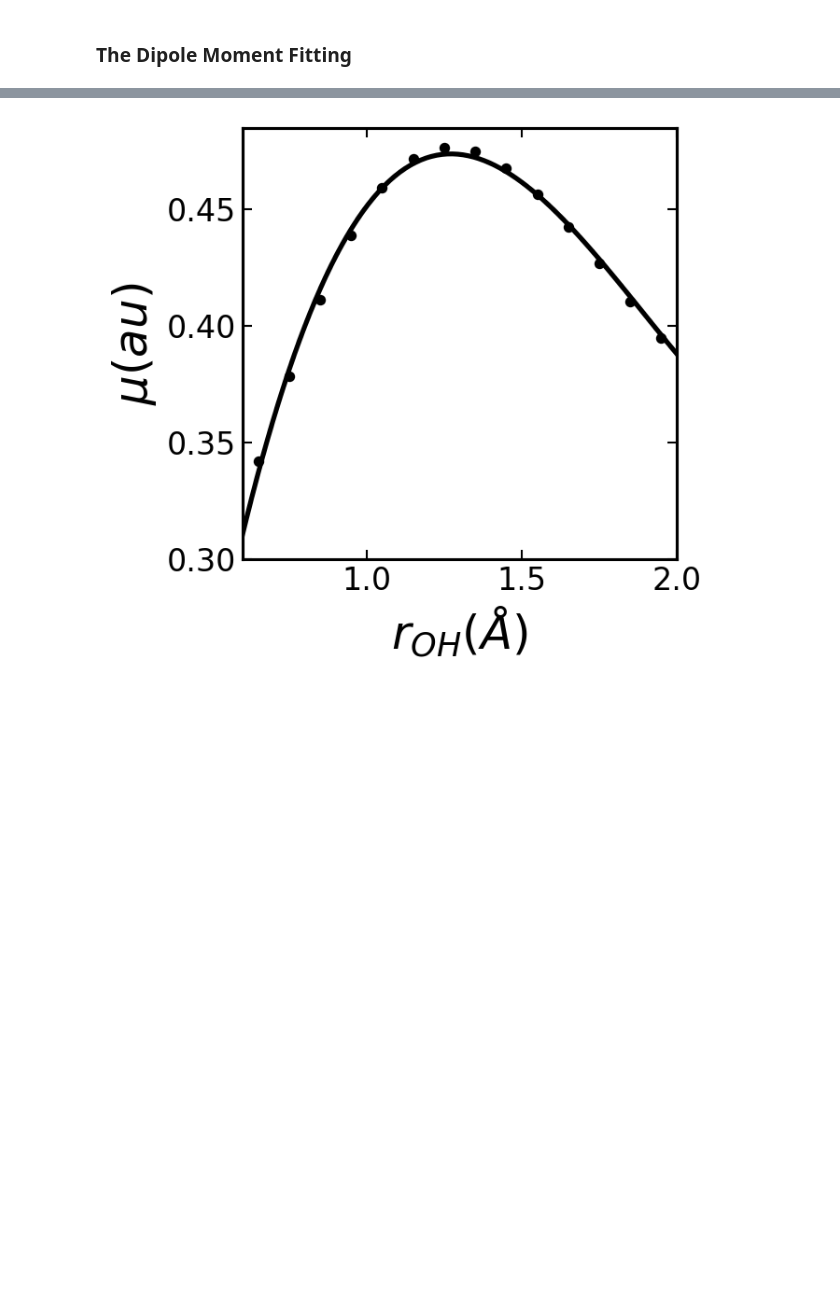
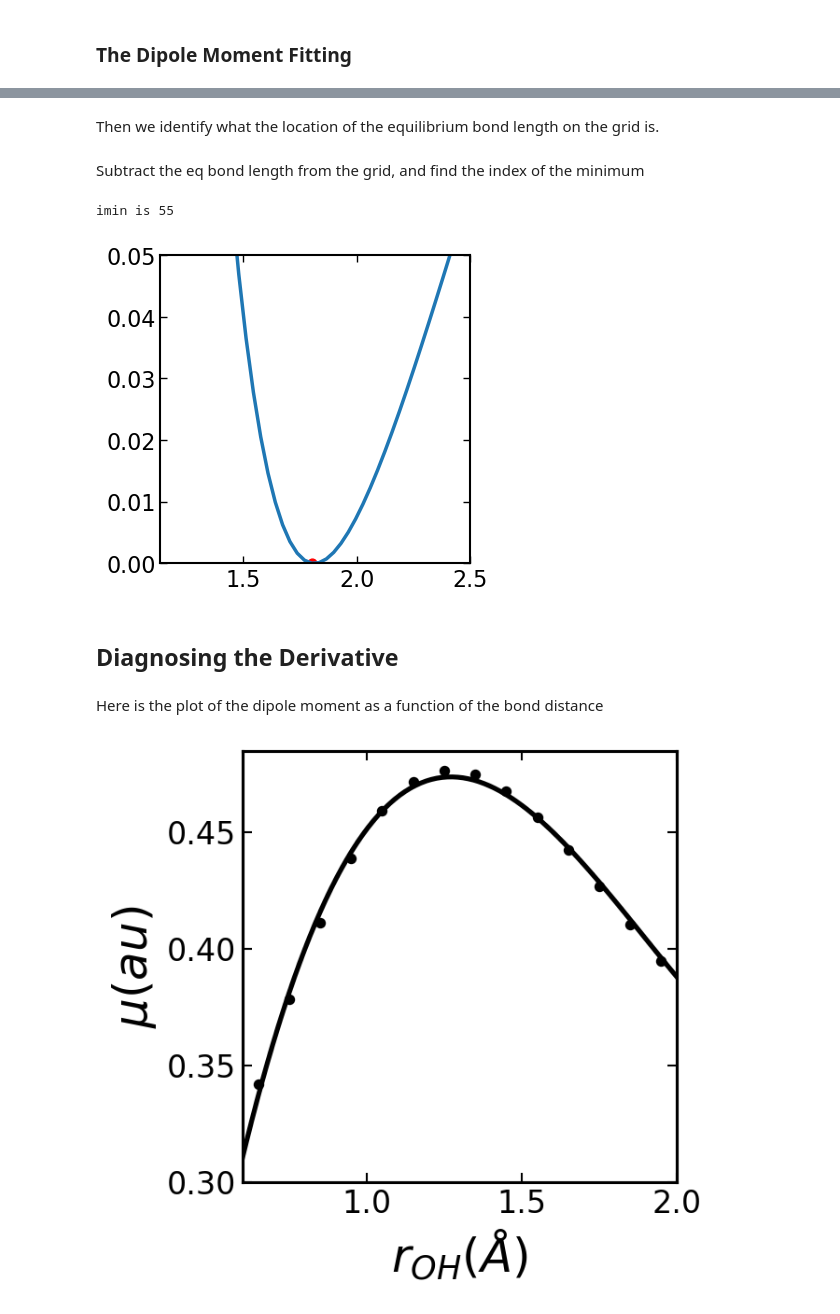
Before and after one commit to piskuliche/EmpiricalMapping, a Jupyter notebook: examples/empirical_map_plotting.ipynb, the cells around one changed output, grey strips where cells are left out. Drawn from its saved outputs; the diff is of its cells as text; code cells hidden in the pictures; blank space fills up the shorter version.

```diff
--- a/examples/empirical_map_plotting.ipynb
+++ b/examples/empirical_map_plotting.ipynb
@@ -147,5 +187,8 @@ plt.show()
 # %%
-pot1d = Potential1D("example_potential/scan_rOHs.dat", "example_potential/scan_energies.dat", "example_potential/scan_dipoles.dat", "example_potential/scan_eOHs.dat")
+pot1d = Potential1D("example_potential/scan_rOHs.dat",
+                    "example_potential/scan_energies.dat",
+                    "example_potential/scan_dipoles.dat",
+                    "example_potential/scan_eOHs.dat")
 pot1d.fit_potential_to_poly(8)
 pot1d.fit_dipole_to_poly(3)
 
@@ -208,0 +244,2 @@ imin is 55
+# %% [markdown]
+Then we identify what the location of the equilibrium bond length on the grid is.
@@ -209,3 +252,24 @@ imin is 55
+# %% [markdown]
+Subtract the eq bond length from the grid, and find the index of the minimum
+# %%
+drOH = np.abs(dvr.xraw - r0)
+imin = np.argmin(drOH)
+print(f"imin is {imin}")
+# %% [output]
+imin is 55
+# %%
+fig = plt.figure(figsize=(4,4))
+plt.plot(dvr.xraw, vraw)
+plt.scatter(r0, vraw[r0_index], c='red',s=40)
+plt.ylim(0,0.05)
+plt.xlim(0.6/constants.angperau, 2.5)
+plt.show()
+# %% [output]
+[figure, added]
+# %% [markdown]
+## Diagnosing the Derivative
+# %% [markdown]
+Here is the plot of the dipole moment as a function of the bond distance
 # %%
 fig = plt.figure(figsize=(4,4),dpi=150)
 mu_poly = pot1d.mu_fit['poly']
```
Also changed, not shown: parts of 28 cells of this notebook, 1 other file.
